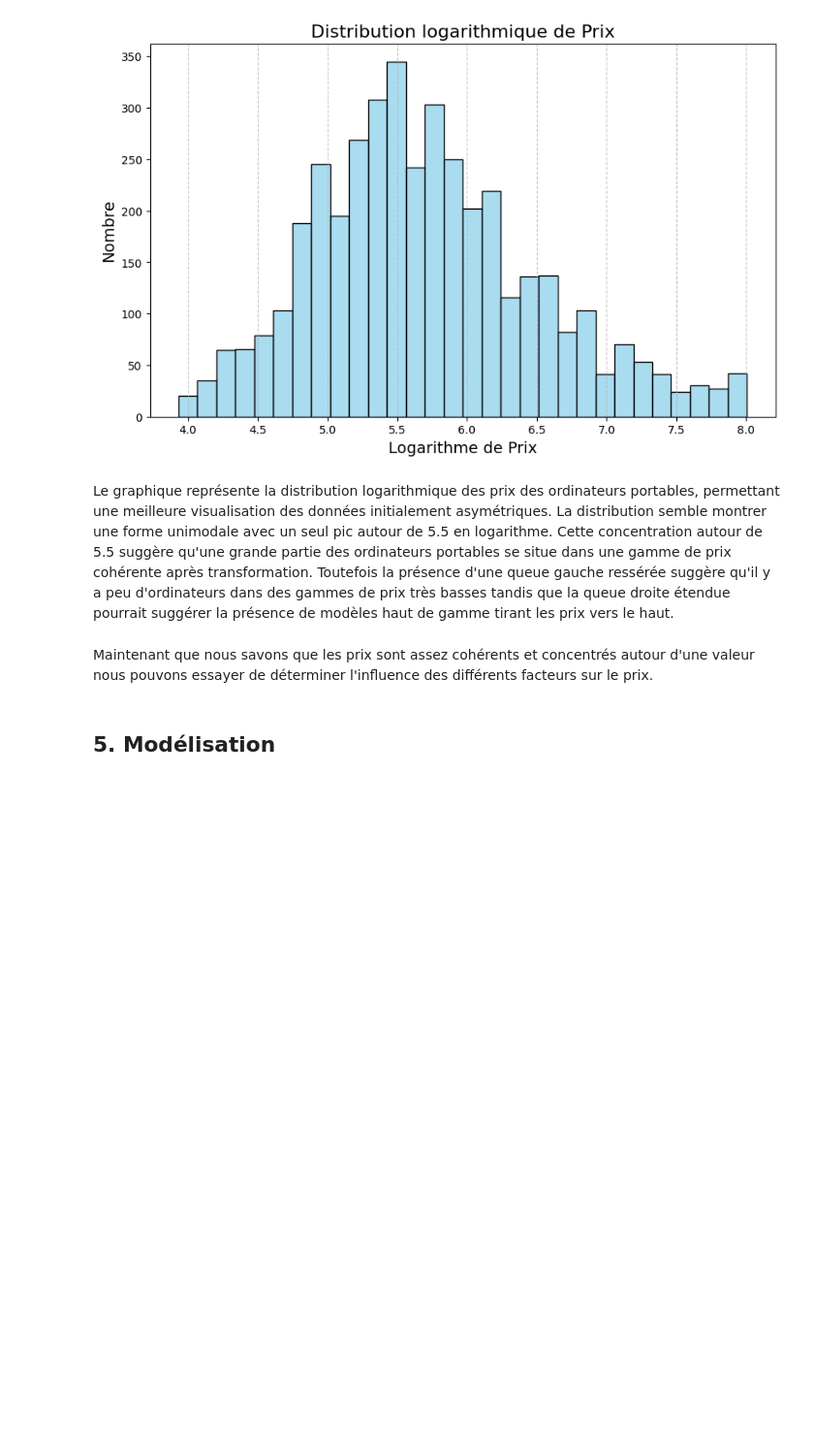
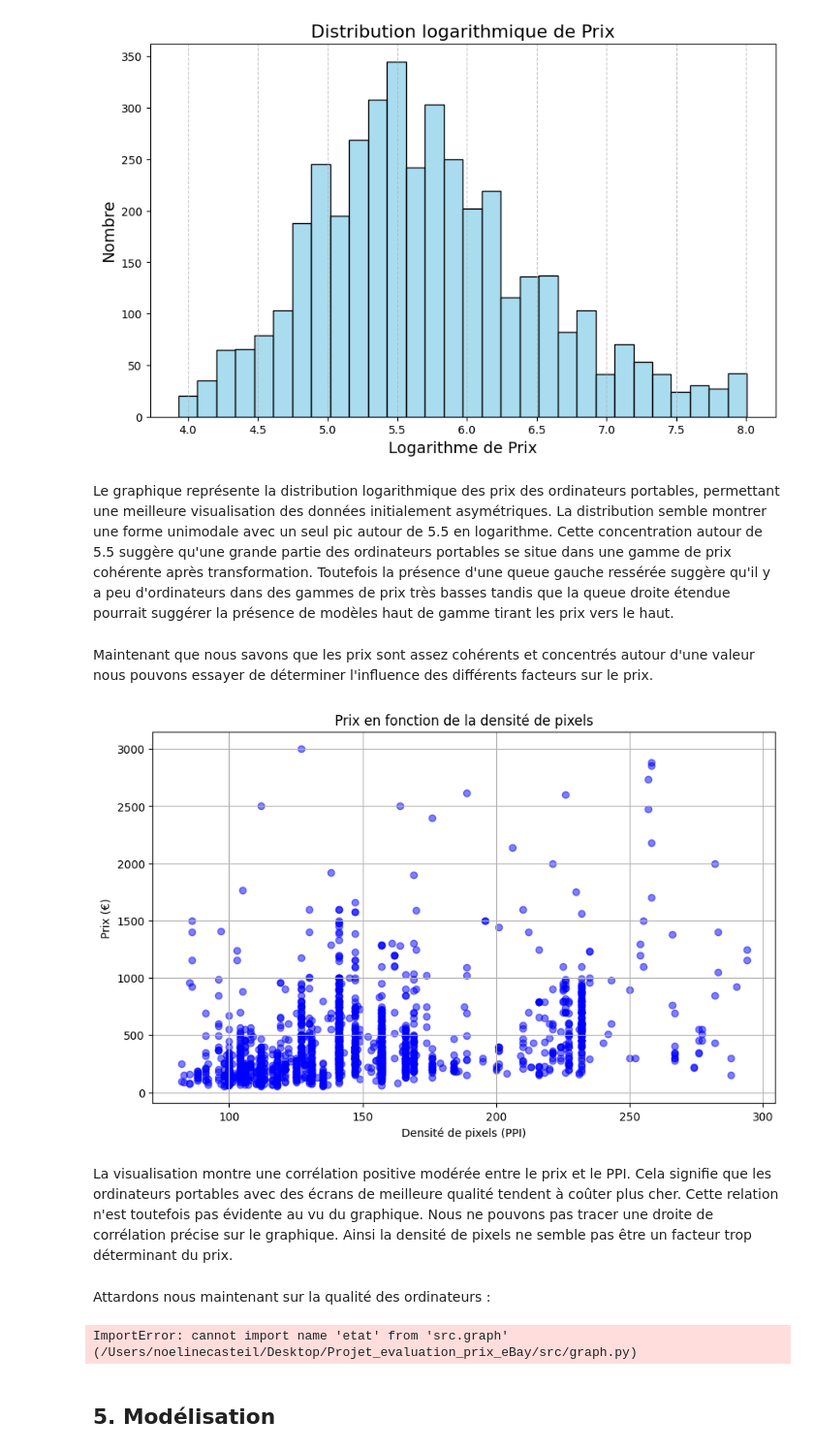
Before and after one commit to albantony/Projet_evaluation_prix_eBay, a Jupyter notebook: notebook.ipynb, the cells around one changed output. Shown at 97% size. Saved outputs shown, nothing was run; the diff lists cells and outputs as text; code cells hidden in the pictures; blank space fills up the shorter version.

Commit message:
partie analyse et visualisation

```diff
--- a/notebook.ipynb
+++ b/notebook.ipynb
@@ -396,5 +396,19 @@ Cette concentration autour de 5.5 suggère qu'une grande partie des ordinateurs
 Toutefois la présence d'une queue gauche ressérée suggère qu'il y a peu d'ordinateurs dans des gammes de prix très basses tandis que la queue droite étendue pourrait suggérer la présence de modèles haut de gamme tirant les prix vers le haut.
 # %% [markdown]
 Maintenant que nous savons que les prix sont assez cohérents et concentrés autour d'une valeur nous pouvons essayer de déterminer l'influence des différents facteurs sur le prix.
+# %%
+from src.graph import plot_price
+plot_price(df)
+# %% [output]
+[figure, added]
+# %% [markdown]
+La visualisation montre une corrélation positive modérée entre le prix et le PPI. Cela signifie que les ordinateurs portables avec des écrans de meilleure qualité tendent à coûter plus cher. Cette relation n'est toutefois pas évidente au vu du graphique. Nous ne pouvons pas tracer une droite de corrélation précise sur le graphique. Ainsi la densité de pixels ne semble pas être un facteur trop déterminant du prix.
+# %% [markdown]
+Attardons nous maintenant sur la qualité des ordinateurs :
+# %%
+from src.graph import etat
+etat(df)
+# %% [output]
+ImportError: cannot import name 'etat' from 'src.graph' (/Users/noelinecasteil/Desktop/Projet_evaluation_prix_eBay/src/graph.py)
 # %% [markdown]
 ## **5. Modélisation**
```
Also changed, not shown: 1 other file.
